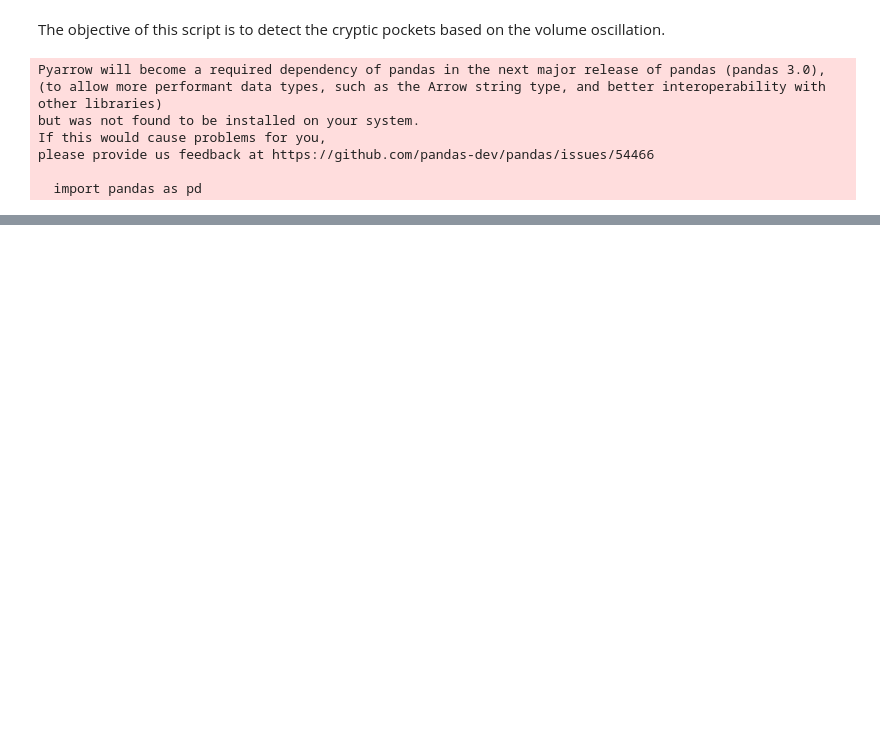
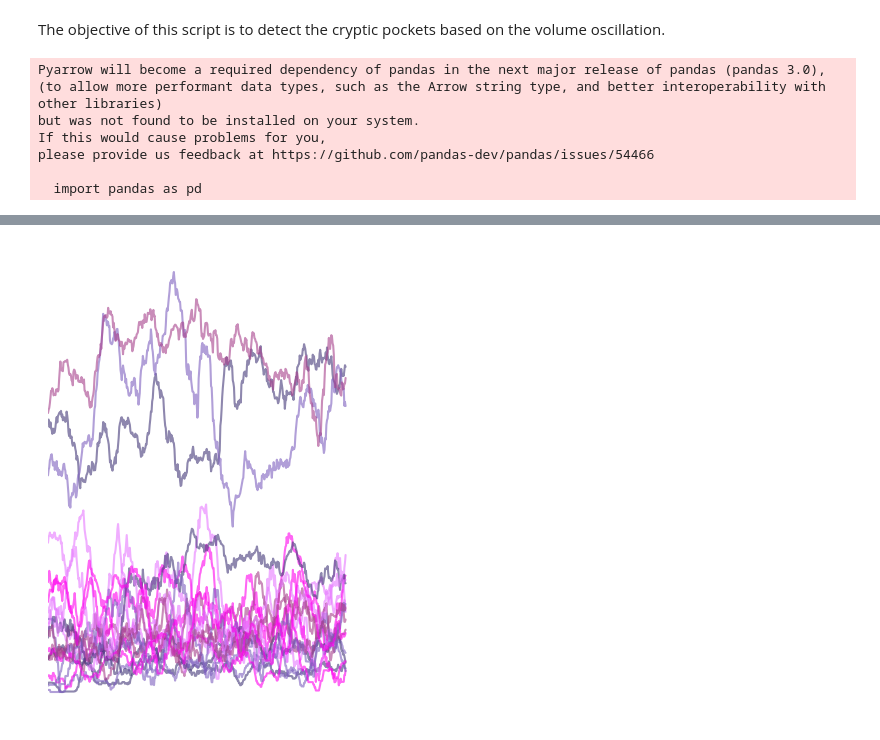
Before and after one commit to alexpergar-phd/pocket_project, a Jupyter notebook: 02_cryptic_pocket_detection/cryptic_pocket_detection.ipynb, the cells around one changed output, grey strips where cells are left out. Saved outputs shown, nothing was run; the diff lists cells and outputs as text; code cells hidden in the pictures; blank space fills up the shorter version.

```diff
--- a/02_cryptic_pocket_detection/cryptic_pocket_detection.ipynb
+++ b/02_cryptic_pocket_detection/cryptic_pocket_detection.ipynb
@@ -340,0 +384,11 @@ plot_multiple_volumes([(35, 10387, 25), (194, 11785, 12), (140, 11842, 4)], wind
+# %%
+sns.set_style("whitegrid")
+plt.figure(figsize=(4, 6))
+# No axis
+plt.axis('off')
+purple_palette = ["#433878", "#7E60BF", "#E779FF", "#A63F8B", "#FF00EE"]
+for pocket_id in range(0, 20):
+    purple = purple_palette[pocket_id % len(purple_palette)]
+    plot_volumes(dynid=30, trajid=10341, pocketid=pocket_id, color=purple, window_size=20)
+# %% [output]
+[figure, added]
```
Also changed, not shown: parts of 8 cells of this notebook, 7 other files.
